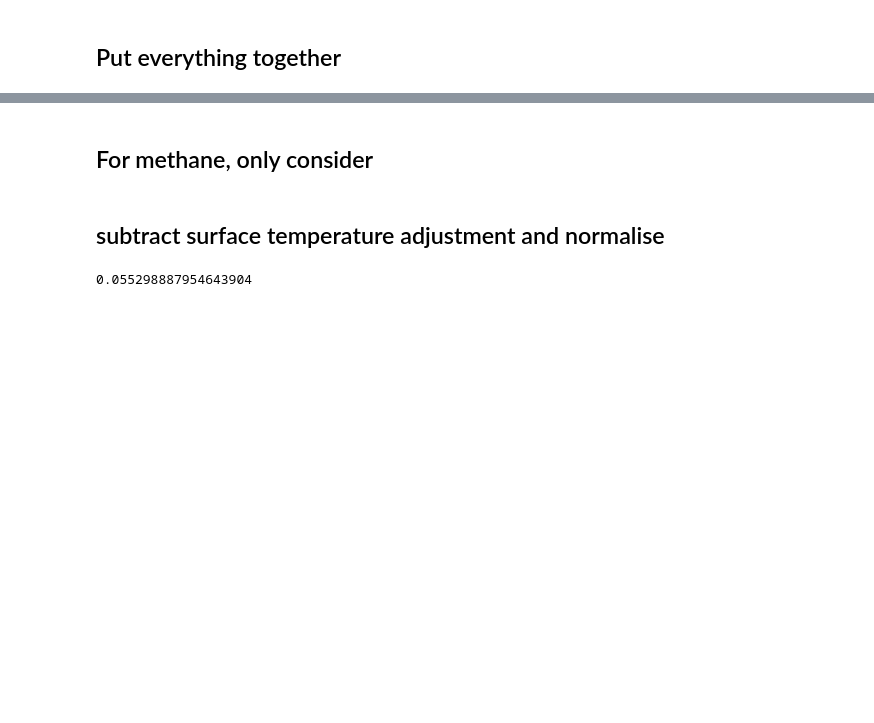
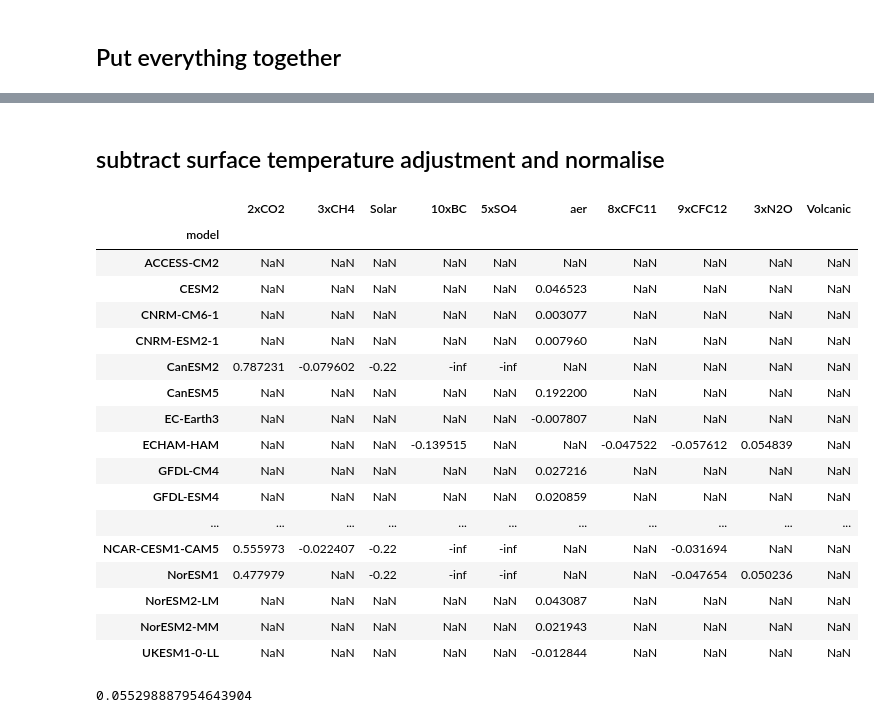
Before and after one commit to chrisroadmap/ar6, a Jupyter notebook: notebooks/270_chapter7_fig7.4.ipynb, the cells around one changed output, grey strips where cells are left out. Drawn from its saved outputs; the diff is of its cells as text; code cells hidden in the pictures; blank space fills up the shorter version.

```diff
--- a/notebooks/270_chapter7_fig7.4.ipynb
+++ b/notebooks/270_chapter7_fig7.4.ipynb
@@ -267,7 +285,7 @@ smith20_co2_new_df
 flux_data = []
 
 for model in adjustments_smith20_aer_df.Model.unique():
-    for var in ['ERF', 'ts', 'tatr', 'tast', 'hus', 'alb', 'cl']:
+    for var in ['ERF', 'IRF', 'ts', 'tatr', 'tast', 'hus', 'alb', 'cl']:
         model_results = adjustments_smith20_aer_df.loc[adjustments_smith20_aer_df['Model']==model, var].mean()
         flux_data.append([mapping[var], model, model_results])
 
@@ -329,6 +347,7 @@ standard_name = ['8xCFC11', '9xCFC12', '3xN2O']
 
 mapping = {
     'ERF' : 'ERF',
+    'IRF' : 'IRF',
     'Ts' : 'tas',
     'Ttrop' : 'ta_trop',
     'Tstrat' : 'ta_strat',
@@ -339,7 +358,7 @@ mapping = {
 
 #for ie, expt in enumerate(['CFC11x8', 'CFC12x9', 'N2Ox3']):
 for model in models:
-    for var in ['ERF', 'Ts', 'Ttrop', 'Tstrat', 'WV', 'alpha', 'Clouds']:
+    for var in ['ERF', 'IRF', 'Ts', 'Ttrop', 'Tstrat', 'WV', 'alpha', 'Clouds']:
         try:
             cfc11 = df_hod.loc[(df_hod['Model']==model) & (df_hod['Experiment']=='CFC11x8'), var].values[0]
         except:
@@ -456,8 +478,6 @@ adjustments_df
 |  | NorESM2-LM | NaN | NaN | NaN | NaN | NaN | 0.002716 | NaN | NaN | NaN | NaN |
 |  | NorESM2-MM | NaN | NaN | NaN | NaN | NaN | 0.032477 | NaN | NaN | NaN | NaN |
 |  | UKESM1-0-LL | NaN | NaN | NaN | NaN | NaN | 0.059868 | NaN | NaN | NaN | NaN |
-# %% [markdown]
-## For methane, only consider
 # %% [markdown]
 ## subtract surface temperature adjustment and normalise
 # %%
@@ -466,5 +486,26 @@ ERF_adj = (adjustments_df.loc['ERF'] - adjustments_df.loc['tas'])
 # %%
 # SARF
 SARF = (adjustments_df.loc['ERF'] - adjustments_df.loc['tas'] - adjustments_df.loc['ta_trop'] - adjustments_df.loc['hus'] - adjustments_df.loc['alb'] - adjustments_df.loc['cloud'])
+# %%
+adjustments_df.loc['ta_strat']/adjustments_df.loc['IRF']
+# %% [output]
+|  | 2xCO2 | 3xCH4 | Solar | 10xBC | 5xSO4 | aer | 8xCFC11 | 9xCFC12 | 3xN2O | Volcanic |
+| model |  |  |  |  |  |  |  |  |  |  |
+| ACCESS-CM2 | NaN | NaN | NaN | NaN | NaN | NaN | NaN | NaN | NaN | NaN |
+| CESM2 | NaN | NaN | NaN | NaN | NaN | 0.046523 | NaN | NaN | NaN | NaN |
+| CNRM-CM6-1 | NaN | NaN | NaN | NaN | NaN | 0.003077 | NaN | NaN | NaN | NaN |
+| CNRM-ESM2-1 | NaN | NaN | NaN | NaN | NaN | 0.007960 | NaN | NaN | NaN | NaN |
+| CanESM2 | 0.787231 | -0.079602 | -0.22 | -inf | -inf | NaN | NaN | NaN | NaN | NaN |
+| CanESM5 | NaN | NaN | NaN | NaN | NaN | 0.192200 | NaN | NaN | NaN | NaN |
+| EC-Earth3 | NaN | NaN | NaN | NaN | NaN | -0.007807 | NaN | NaN | NaN | NaN |
+| ECHAM-HAM | NaN | NaN | NaN | -0.139515 | NaN | NaN | -0.047522 | -0.057612 | 0.054839 | NaN |
+| GFDL-CM4 | NaN | NaN | NaN | NaN | NaN | 0.027216 | NaN | NaN | NaN | NaN |
+| GFDL-ESM4 | NaN | NaN | NaN | NaN | NaN | 0.020859 | NaN | NaN | NaN | NaN |
+| ... | ... | ... | ... | ... | ... | ... | ... | ... | ... | ... |
+| NCAR-CESM1-CAM5 | 0.555973 | -0.022407 | -0.22 | -inf | -inf | NaN | NaN | -0.031694 | NaN | NaN |
+| NorESM1 | 0.477979 | NaN | -0.22 | -inf | -inf | NaN | NaN | -0.047654 | 0.050236 | NaN |
+| NorESM2-LM | NaN | NaN | NaN | NaN | NaN | 0.043087 | NaN | NaN | NaN | NaN |
+| NorESM2-MM | NaN | NaN | NaN | NaN | NaN | 0.021943 | NaN | NaN | NaN | NaN |
+| UKESM1-0-LL | NaN | NaN | NaN | NaN | NaN | -0.012844 | NaN | NaN | NaN | NaN |
 # %%
 # IRF
```
Also changed, not shown: parts of 17 cells of this notebook, 4 other files.
